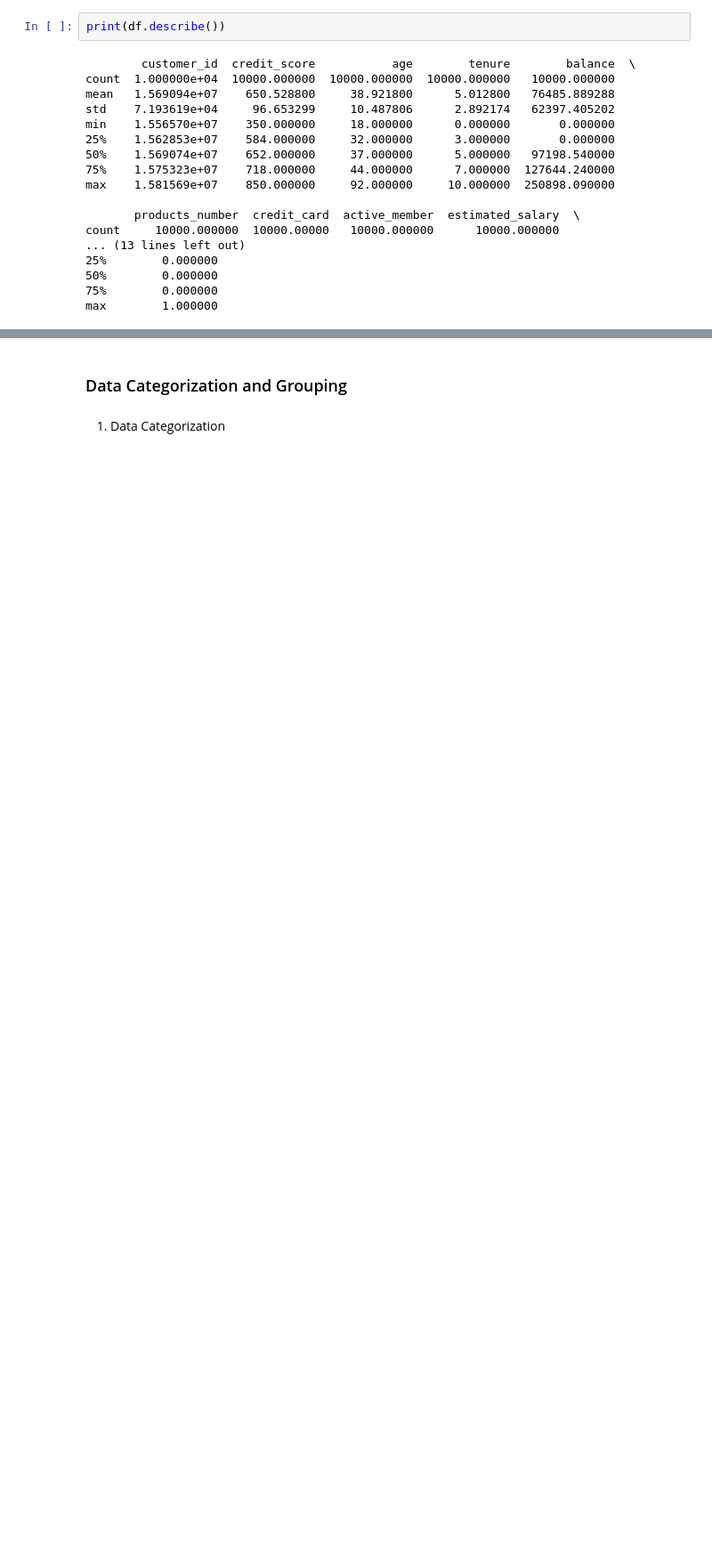
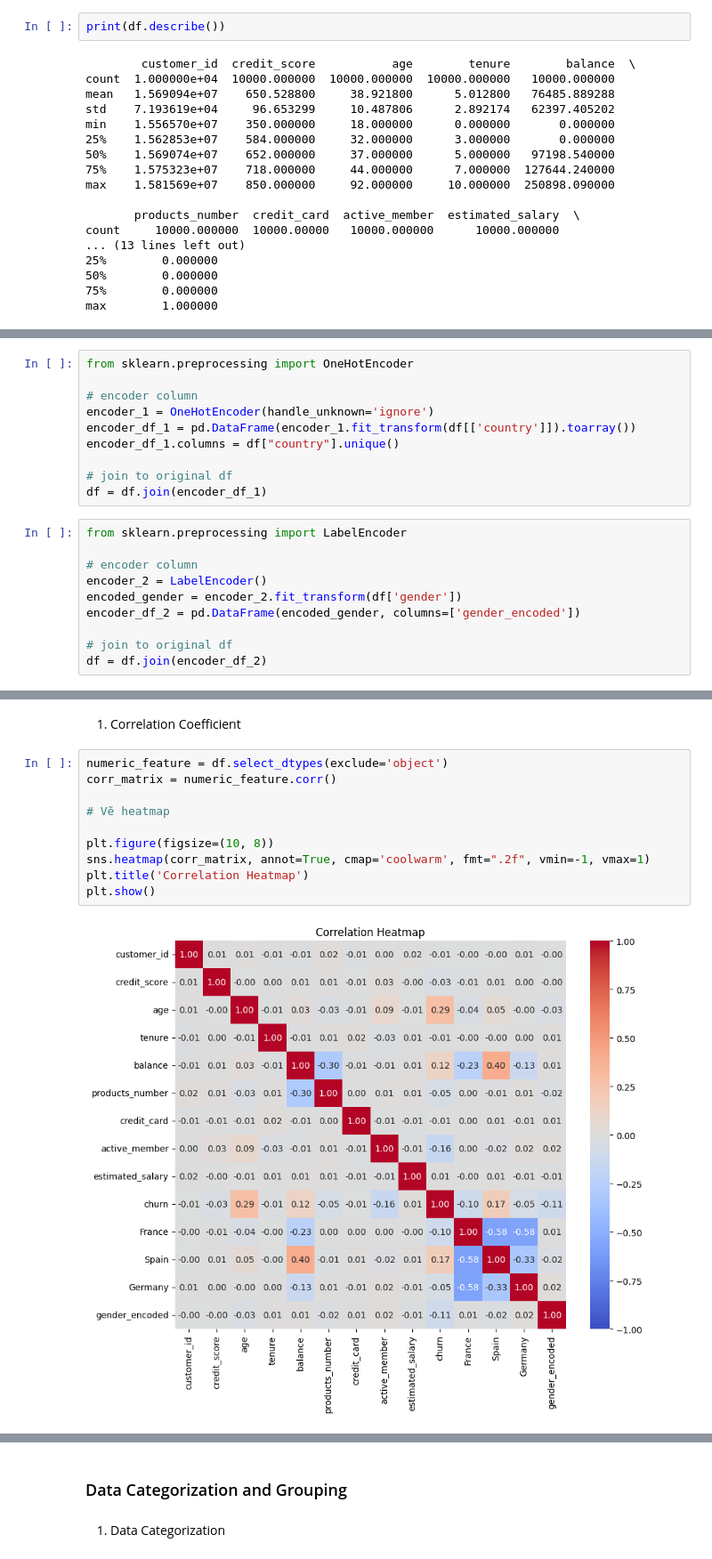
Before and after one commit to tranthikyphuong/Customer-Churn, a Jupyter notebook: Customers churned.ipynb, the cells around one changed output, grey strips where cells are left out. Shown at 89% size. Saved outputs shown, nothing was run; the diff lists cells and outputs as text; blank space fills up the shorter version.

```diff
--- a/Customers churned.ipynb
+++ b/Customers churned.ipynb
@@ -164,0 +315,20 @@ max        1.000000
+# %%
+from sklearn.preprocessing import OneHotEncoder
+
+# encoder column
+encoder_1 = OneHotEncoder(handle_unknown='ignore')
+encoder_df_1 = pd.DataFrame(encoder_1.fit_transform(df[['country']]).toarray())
+encoder_df_1.columns = df["country"].unique()
+
+# join to original df
+df = df.join(encoder_df_1)
+# %%
+from sklearn.preprocessing import LabelEncoder
+
+# encoder column
+encoder_2 = LabelEncoder()
+encoded_gender = encoder_2.fit_transform(df['gender'])
+encoder_df_2 = pd.DataFrame(encoded_gender, columns=['gender_encoded'])
+
+# join to original df
+df = df.join(encoder_df_2)
@@ -164,0 +351,14 @@ max        1.000000
+# %% [markdown]
+1. Correlation Coefficient
+# %%
+numeric_feature = df.select_dtypes(exclude='object')
+corr_matrix = numeric_feature.corr()
+
+# Vẽ heatmap
+
+plt.figure(figsize=(10, 8))
+sns.heatmap(corr_matrix, annot=True, cmap='coolwarm', fmt=".2f", vmin=-1, vmax=1)
+plt.title('Correlation Heatmap')
+plt.show()
+# %% [output]
+[figure, added]
```
Also changed, not shown: parts of 24 cells of this notebook.
